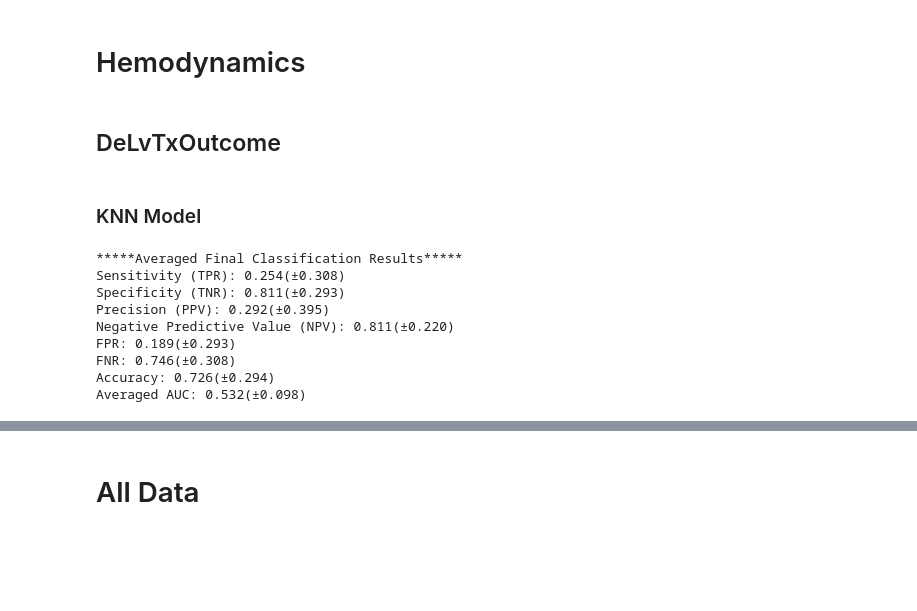
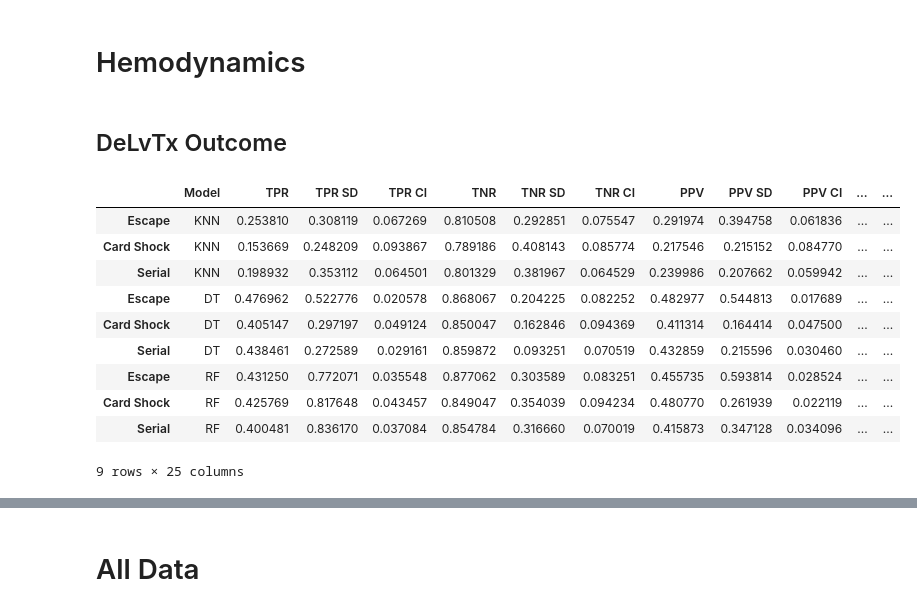
Before and after one commit to jozieLamp/CARNA, a Jupyter notebook: Model Comparison/Standard Model Comparisons.ipynb, the cells around one changed output, grey strips where cells are left out. Cells and saved outputs as stored; diff of their text form; code cells hidden in the pictures; blank space fills up the shorter version.

```diff
--- a/Model Comparison/Standard Model Comparisons.ipynb
+++ b/Model Comparison/Standard Model Comparisons.ipynb
@@ -137,5 +134,3 @@ guideAllData = guideAllData.replace(np.inf, 0)
 guideAllData = guideAllData.fillna(0)
 # %% [markdown]
 # Hemodynamics
-# %% [markdown]
-## DeLvTxOutcome
@@ -148,18 +137,57 @@ modelName = "Hemo_DeLvTx_"
-# %% [markdown]
-### KNN Model
-# %%
-# train model
-knn = KNeighborsClassifier()
-knn_train_metrics = trainCrossVal(xData, yData, model=knn, numFolds=5, modelName=modelName + "KNN", showIndividualROC=False)
-
-# validate on validation datasets
-# %% [output]
-*****Averaged Final Classification Results*****
-Sensitivity (TPR): 0.254(±0.308)
-Specificity (TNR): 0.811(±0.293)
-Precision (PPV): 0.292(±0.395)
-Negative Predictive Value (NPV): 0.811(±0.220)
-FPR: 0.189(±0.293)
-FNR: 0.746(±0.308)
-Accuracy: 0.726(±0.294)
-Averaged AUC: 0.532(±0.098)
+# %% [markdown]
+## DeLvTx Outcome
+# %%
+xData = copy.deepcopy(escHemo)
+yData = escHemodeath
+xData.shape, yData.shape
+
+# KNN
+modelName = "KNN"
+knn = KNeighborsClassifier()
+
+knn, knn_train_mets = MC.trainCrossVal(xData, yData, model=knn, numFolds=5, modelName=modelName, showIndividualROC=False)
+cs_knn_mets = MC.performValidation(knn, cardShockHemo, cardShockHemodeath, modelName)
+ser_knn_mets = MC.performValidation(knn, serialHemo, serialHemodeath, modelName)
+
+# DT
+modelName = "DT"
+dt = DecisionTreeClassifier(random_state=100, max_depth=None)
+
+dt, dt_train_mets = MC.trainCrossVal(xData, yData, model=dt, numFolds=5, modelName=modelName, showIndividualROC=False)
+cs_dt_mets = MC.performValidation(dt, cardShockHemo, cardShockHemodeath, modelName)
+ser_dt_mets = MC.performValidation(dt, serialHemo, serialHemodeath, modelName)
+
+# RF
+modelName = "RF"
+rf = RandomForestClassifier(random_state=100, n_estimators=1000)
+
+rf, rf_train_mets = MC.trainCrossVal(xData, yData, model=rf, numFolds=5, modelName=modelName, showIndividualROC=False)
+cs_rf_mets = MC.performValidation(rf, cardShockHemo, cardShockHemodeath, modelName)
+ser_rf_mets = MC.performValidation(rf, serialHemo, serialHemodeath, modelName)
+
+
+metLst = [knn_train_mets, cs_knn_mets, ser_knn_mets,
+          dt_train_mets, cs_dt_mets, ser_dt_mets,
+          rf_train_mets, cs_rf_mets, ser_rf_mets]
+
+# Make dataframe of stats
+columns=["Model", "TPR", "TPR SD", "TPR CI", "TNR", "TNR SD", "TNR CI", "PPV", "PPV SD", "PPV CI",
+             "NPV", "NPV SD", "NPV CI", "FPR", "FPR SD", "FPR CI", "FNR", "FNR SD", "FNR CI",
+             "Acc", "Acc SD", "Acc CI", "AUC", "AUC SD", "AUC CI"]
+
+mets = pd.DataFrame(metLst, columns=columns)
+mets.index = ["Escape", "Card Shock", "Serial", "Escape", "Card Shock", "Serial", "Escape", "Card Shock", "Serial"]
+mets.to_csv("Hemo_DeLvTx_Results.csv")
+mets
+# %% [output]
+|  | Model | TPR | TPR SD | TPR CI | TNR | TNR SD | TNR CI | PPV | PPV SD | PPV CI | ... | ... |
+| Escape | KNN | 0.253810 | 0.308119 | 0.067269 | 0.810508 | 0.292851 | 0.075547 | 0.291974 | 0.394758 | 0.061836 | ... | ... |
+| Card Shock | KNN | 0.153669 | 0.248209 | 0.093867 | 0.789186 | 0.408143 | 0.085774 | 0.217546 | 0.215152 | 0.084770 | ... | ... |
+| Serial | KNN | 0.198932 | 0.353112 | 0.064501 | 0.801329 | 0.381967 | 0.064529 | 0.239986 | 0.207662 | 0.059942 | ... | ... |
+| Escape | DT | 0.476962 | 0.522776 | 0.020578 | 0.868067 | 0.204225 | 0.082252 | 0.482977 | 0.544813 | 0.017689 | ... | ... |
+| Card Shock | DT | 0.405147 | 0.297197 | 0.049124 | 0.850047 | 0.162846 | 0.094369 | 0.411314 | 0.164414 | 0.047500 | ... | ... |
+| Serial | DT | 0.438461 | 0.272589 | 0.029161 | 0.859872 | 0.093251 | 0.070519 | 0.432859 | 0.215596 | 0.030460 | ... | ... |
+| Escape | RF | 0.431250 | 0.772071 | 0.035548 | 0.877062 | 0.303589 | 0.083251 | 0.455735 | 0.593814 | 0.028524 | ... | ... |
+| Card Shock | RF | 0.425769 | 0.817648 | 0.043457 | 0.849047 | 0.354039 | 0.094234 | 0.480770 | 0.261939 | 0.022119 | ... | ... |
+| Serial | RF | 0.400481 | 0.836170 | 0.037084 | 0.854784 | 0.316660 | 0.070019 | 0.415873 | 0.347128 | 0.034096 | ... | ... |
+9 rows × 25 columns
```
Also changed, not shown: parts of 17 cells of this notebook, 7 other files.
